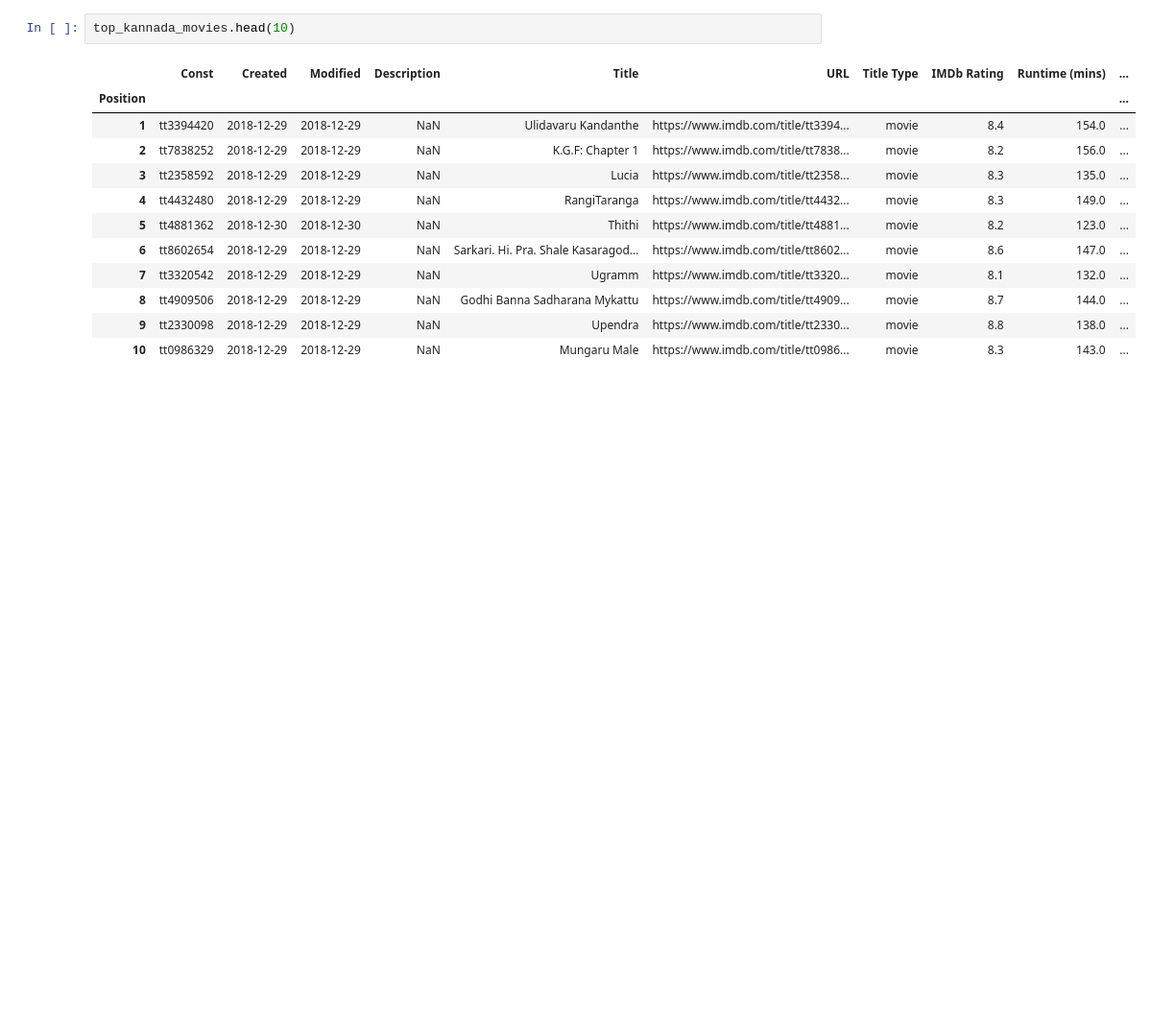
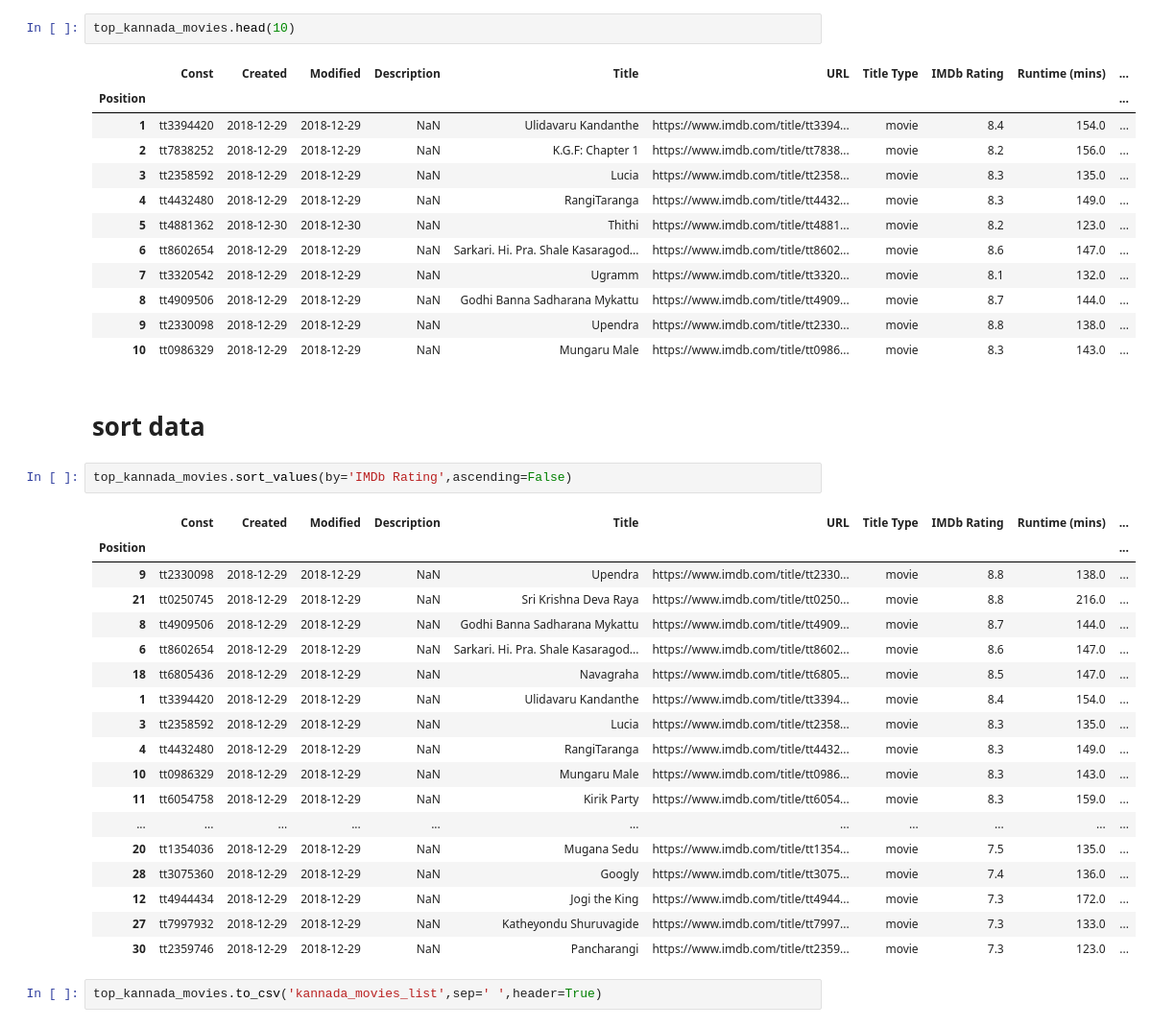
Before and after one commit to Raghav14200/python, a Jupyter notebook: 1month/python_juypter_files/data_analysis.ipynb, the cells around one changed output. Shown at 96% size. Saved outputs shown, nothing was run; the diff lists cells and outputs as text; blank space fills up the shorter version.

Commit message:
sort_data

```diff
--- a/1month/python_juypter_files/data_analysis.ipynb
+++ b/1month/python_juypter_files/data_analysis.ipynb
@@ -117,3 +117,28 @@ top_kannada_movies.head(10)
 | 8 | tt4909506 | 2018-12-29 | 2018-12-29 | NaN | Godhi Banna Sadharana Mykattu | https://www.imdb.com/title/tt4909... | movie | 8.7 | 144.0 | ... |
 | 9 | tt2330098 | 2018-12-29 | 2018-12-29 | NaN | Upendra | https://www.imdb.com/title/tt2330... | movie | 8.8 | 138.0 | ... |
 | 10 | tt0986329 | 2018-12-29 | 2018-12-29 | NaN | Mungaru Male | https://www.imdb.com/title/tt0986... | movie | 8.3 | 143.0 | ... |
+# %% [markdown]
+# sort data
+# %%
+top_kannada_movies.sort_values(by='IMDb Rating',ascending=False)
+# %% [output]
+|  | Const | Created | Modified | Description | Title | URL | Title Type | IMDb Rating | Runtime (mins) | ... |
+| Position |  |  |  |  |  |  |  |  |  | ... |
+| 9 | tt2330098 | 2018-12-29 | 2018-12-29 | NaN | Upendra | https://www.imdb.com/title/tt2330... | movie | 8.8 | 138.0 | ... |
+| 21 | tt0250745 | 2018-12-29 | 2018-12-29 | NaN | Sri Krishna Deva Raya | https://www.imdb.com/title/tt0250... | movie | 8.8 | 216.0 | ... |
+| 8 | tt4909506 | 2018-12-29 | 2018-12-29 | NaN | Godhi Banna Sadharana Mykattu | https://www.imdb.com/title/tt4909... | movie | 8.7 | 144.0 | ... |
+| 6 | tt8602654 | 2018-12-29 | 2018-12-29 | NaN | Sarkari. Hi. Pra. Shale Kasaragod... | https://www.imdb.com/title/tt8602... | movie | 8.6 | 147.0 | ... |
+| 18 | tt6805436 | 2018-12-29 | 2018-12-29 | NaN | Navagraha | https://www.imdb.com/title/tt6805... | movie | 8.5 | 147.0 | ... |
+| 1 | tt3394420 | 2018-12-29 | 2018-12-29 | NaN | Ulidavaru Kandanthe | https://www.imdb.com/title/tt3394... | movie | 8.4 | 154.0 | ... |
+| 3 | tt2358592 | 2018-12-29 | 2018-12-29 | NaN | Lucia | https://www.imdb.com/title/tt2358... | movie | 8.3 | 135.0 | ... |
+| 4 | tt4432480 | 2018-12-29 | 2018-12-29 | NaN | RangiTaranga | https://www.imdb.com/title/tt4432... | movie | 8.3 | 149.0 | ... |
+| 10 | tt0986329 | 2018-12-29 | 2018-12-29 | NaN | Mungaru Male | https://www.imdb.com/title/tt0986... | movie | 8.3 | 143.0 | ... |
+| 11 | tt6054758 | 2018-12-29 | 2018-12-29 | NaN | Kirik Party | https://www.imdb.com/title/tt6054... | movie | 8.3 | 159.0 | ... |
+| ... | ... | ... | ... | ... | ... | ... | ... | ... | ... | ... |
+| 20 | tt1354036 | 2018-12-29 | 2018-12-29 | NaN | Mugana Sedu | https://www.imdb.com/title/tt1354... | movie | 7.5 | 135.0 | ... |
+| 28 | tt3075360 | 2018-12-29 | 2018-12-29 | NaN | Googly | https://www.imdb.com/title/tt3075... | movie | 7.4 | 136.0 | ... |
+| 12 | tt4944434 | 2018-12-29 | 2018-12-29 | NaN | Jogi the King | https://www.imdb.com/title/tt4944... | movie | 7.3 | 172.0 | ... |
+| 27 | tt7997932 | 2018-12-29 | 2018-12-29 | NaN | Katheyondu Shuruvagide | https://www.imdb.com/title/tt7997... | movie | 7.3 | 133.0 | ... |
+| 30 | tt2359746 | 2018-12-29 | 2018-12-29 | NaN | Pancharangi | https://www.imdb.com/title/tt2359... | movie | 7.3 | 123.0 | ... |
+# %%
+top_kannada_movies.to_csv('kannada_movies_list',sep=' ',header=True)
```
Also changed, not shown: 1 other file.
